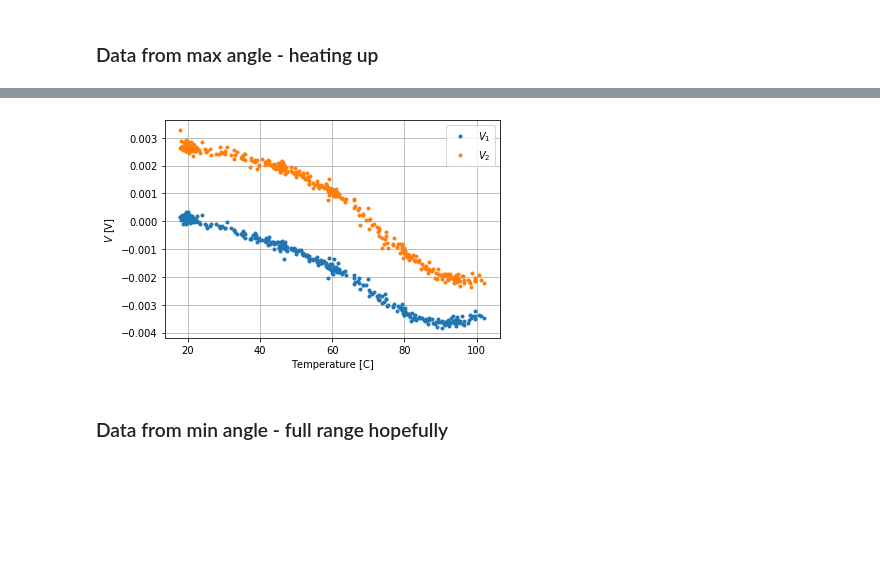
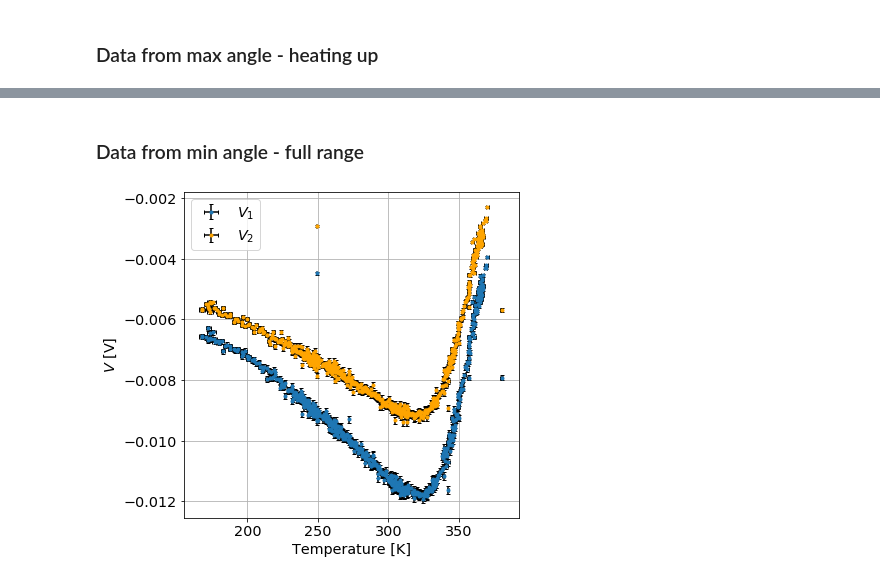
Before and after one commit to eklem1/ModernLab, a Jupyter notebook: ConstMag_Temp.ipynb, the cells around one changed output, grey strips where cells are left out. Drawn from its saved outputs; the diff is of its cells as text; code cells hidden in the pictures; blank space fills up the shorter version.

Commit message:
continuing plots for temp in mag field

```diff
--- a/ConstMag_Temp.ipynb
+++ b/ConstMag_Temp.ipynb
@@ -145,6 +155,6 @@ def getTempFromVolt_Err(V, ErrV):
 # %%
 # Use function to get temp for a given V
-V = -1.66
+V = -3.61
 VoltErr = 0.012*V + 3**3*(1e-7) #this is sorta for the wrong range
 
 Temp = getTempFromVolt_Err(V, VoltErr)
@@ -177,18 +233,44 @@ plt.show()
+# %% [markdown]
+### Data from min angle - full range
+# %%
+#we're gonna have to cut the top of this as we were making ajustmenets
+dataM_T_minA = np.transpose((np.loadtxt('Data/2020-02-17 14_28 Voltage Readings Data.csv', delimiter=',', skiprows = 1)))
+
+#fixing temperature drop, just for this run
+dataM_T_minA = np.concatenate((dataM_T_minA[:, 75:262], dataM_T_minA[:, 263:]), axis=1)
+Err_M_T_minA = ErrOnVoltage(dataM_T_minA)
+
+tempDataHigher = []
+
+for i in range(0, len(dataHigher[7])):
+    Temp = getTempFromVolt_Err(dataHigher[7][i]*1e3, Err_M_T_minA[7][i]*1e3)
+    if (i<261):
+        Temp[0] = Temp[0] + 21
+    tempDataHigher.append(Temp)
+
+TempErr_M_T_minA = np.transpose(tempDataHigher)
+
+# TempDataCom = tempDataHigher
+# DataCom = dataHigher
+
+# plt.plot(TempDataCom, ls=" ", marker=".")
+
+# plt.grid()
+# plt.xlabel("timeish")
+# plt.ylabel("Temperature [C]")
+
+# plt.show()
 # %%
-# print(len(data1), len(data))
+# DataCom_Err = ErrOnVoltage(DataCom)
 
-plt.plot(tempdataMandT, dataMandT[0], ls=" ", marker=".", label="$V_1$")
-plt.plot(tempdataMandT, dataMandT[1], ls=" ", marker=".", label="$V_2$")
-
-# plt.plot(tempdata, data[2], ls=" ", marker=".")
+plt.errorbar(TempErr_M_T_minA[0], dataM_T_minA[0], yerr=Err_M_T_minA[0], xerr=TempErr_M_T_minA[1], ls=" ", marker=".", label="$V_1$", ecolor='black', capsize=2)
+plt.errorbar(TempErr_M_T_minA[0], dataM_T_minA[1], yerr=Err_M_T_minA[1], xerr=TempErr_M_T_minA[1], ls=" ", marker=".", label="$V_2$", ecolor='black', capsize=2, color="orange")
 
 plt.grid()
 plt.ylabel("$V$ [V]")
-plt.xlabel("Temperature [C]")
+plt.xlabel("Temperature [K]")
 plt.legend()
 
 plt.show()
 # %% [output]
-[figure, old version]
+[figure, new version]
-# %% [markdown]
-### Data from min angle - full range hopefully
```
Also changed, not shown: parts of 17 cells of this notebook, 4 other files.
